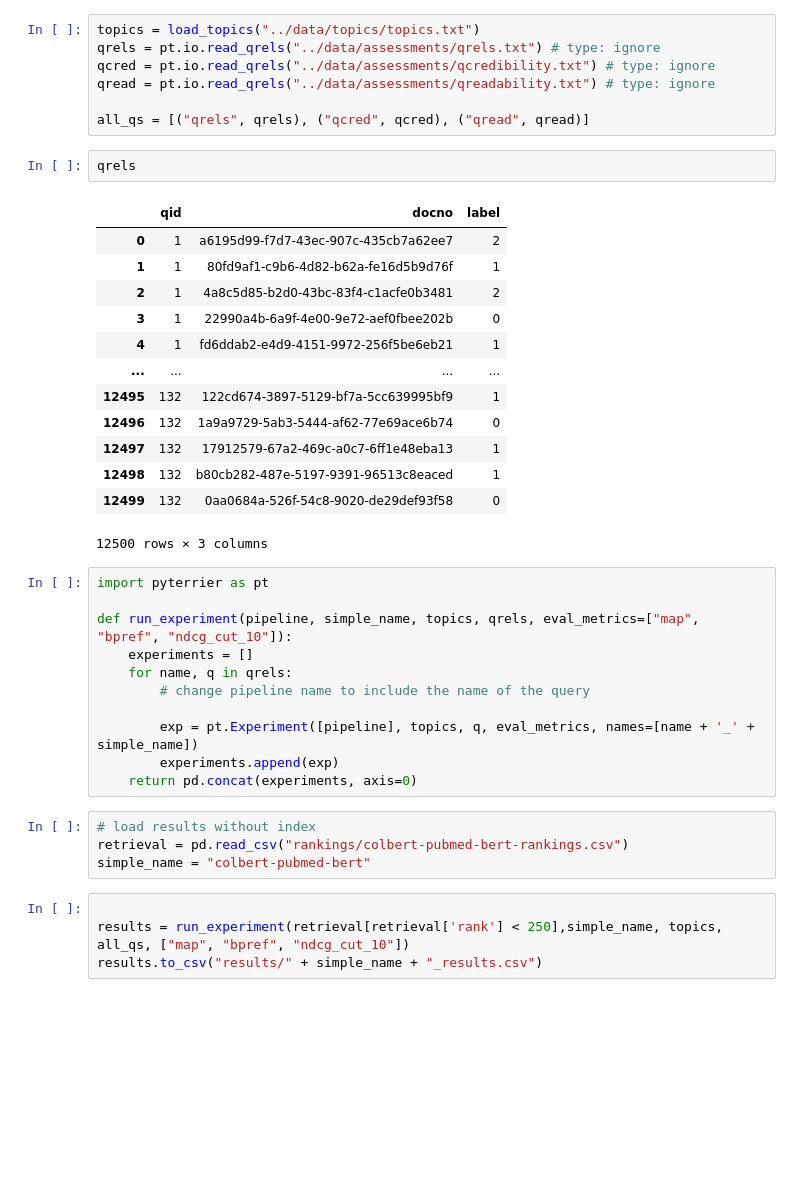
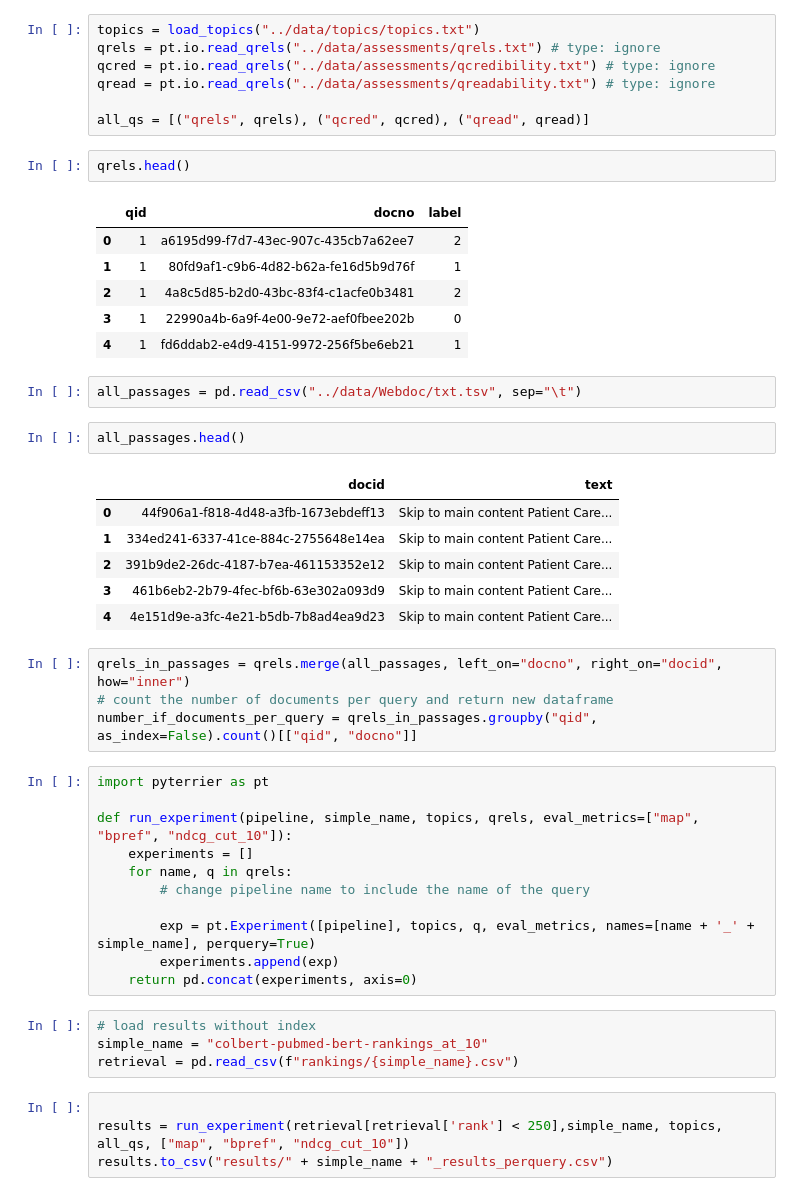
Before and after one commit to JoProbst/ThesisCode, a Jupyter notebook: evaluation/evaluate_external_results.ipynb, the cells around one changed output. Cells and saved outputs as stored; diff of their text form; blank space fills up the shorter version.

```diff
--- a/evaluation/evaluate_external_results.ipynb
+++ b/evaluation/evaluate_external_results.ipynb
@@ -32,21 +32,29 @@ qread = pt.io.read_qrels("../data/assessments/qreadability.txt") # type: ignore
 
 all_qs = [("qrels", qrels), ("qcred", qcred), ("qread", qread)]
 # %%
-qrels
+qrels.head()
 # %% [output]
 |  | qid | docno | label |
 | 0 | 1 | a6195d99-f7d7-43ec-907c-435cb7a62ee7 | 2 |
 | 1 | 1 | 80fd9af1-c9b6-4d82-b62a-fe16d5b9d76f | 1 |
 | 2 | 1 | 4a8c5d85-b2d0-43bc-83f4-c1acfe0b3481 | 2 |
 | 3 | 1 | 22990a4b-6a9f-4e00-9e72-aef0fbee202b | 0 |
 | 4 | 1 | fd6ddab2-e4d9-4151-9972-256f5be6eb21 | 1 |
-| ... | ... | ... | ... |
-| 12495 | 132 | 122cd674-3897-5129-bf7a-5cc639995bf9 | 1 |
-| 12496 | 132 | 1a9a9729-5ab3-5444-af62-77e69ace6b74 | 0 |
-| 12497 | 132 | 17912579-67a2-469c-a0c7-6ff1e48eba13 | 1 |
-| 12498 | 132 | b80cb282-487e-5197-9391-96513c8eaced | 1 |
-| 12499 | 132 | 0aa0684a-526f-54c8-9020-de29def93f58 | 0 |
-12500 rows × 3 columns
+# %%
+all_passages = pd.read_csv("../data/Webdoc/txt.tsv", sep="\t")
+# %%
+all_passages.head()
+# %% [output]
+|  | docid | text |
+| 0 | 44f906a1-f818-4d48-a3fb-1673ebdeff13 | Skip to main content Patient Care... |
+| 1 | 334ed241-6337-41ce-884c-2755648e14ea | Skip to main content Patient Care... |
+| 2 | 391b9de2-26dc-4187-b7ea-461153352e12 | Skip to main content Patient Care... |
+| 3 | 461b6eb2-2b79-4fec-bf6b-63e302a093d9 | Skip to main content Patient Care... |
+| 4 | 4e151d9e-a3fc-4e21-b5db-7b8ad4ea9d23 | Skip to main content Patient Care... |
+# %%
+qrels_in_passages = qrels.merge(all_passages, left_on="docno", right_on="docid", how="inner")
+# count the number of documents per query and return new dataframe
+number_if_documents_per_query = qrels_in_passages.groupby("qid", as_index=False).count()[["qid", "docno"]]
 # %%
 import pyterrier as pt
 
@@ -55,14 +63,14 @@ def run_experiment(pipeline, simple_name, topics, qrels, eval_metrics=["map", "b
     for name, q in qrels:
         # change pipeline name to include the name of the query
 
-        exp = pt.Experiment([pipeline], topics, q, eval_metrics, names=[name + '_' + simple_name])
+        exp = pt.Experiment([pipeline], topics, q, eval_metrics, names=[name + '_' + simple_name], perquery=True)
         experiments.append(exp)
     return pd.concat(experiments, axis=0)
 # %%
 # load results without index
-retrieval = pd.read_csv("rankings/colbert-pubmed-bert-rankings.csv")
-simple_name = "colbert-pubmed-bert"
+simple_name = "colbert-pubmed-bert-rankings_at_10"
+retrieval = pd.read_csv(f"rankings/{simple_name}.csv")
 # %%
 
 results = run_experiment(retrieval[retrieval['rank'] < 250],simple_name, topics, all_qs, ["map", "bpref", "ndcg_cut_10"])
-results.to_csv("results/" + simple_name + "_results.csv")
+results.to_csv("results/" + simple_name + "_results_perquery.csv")
```
Also changed, not shown: parts of 3 cells of this notebook, 20 other files.
